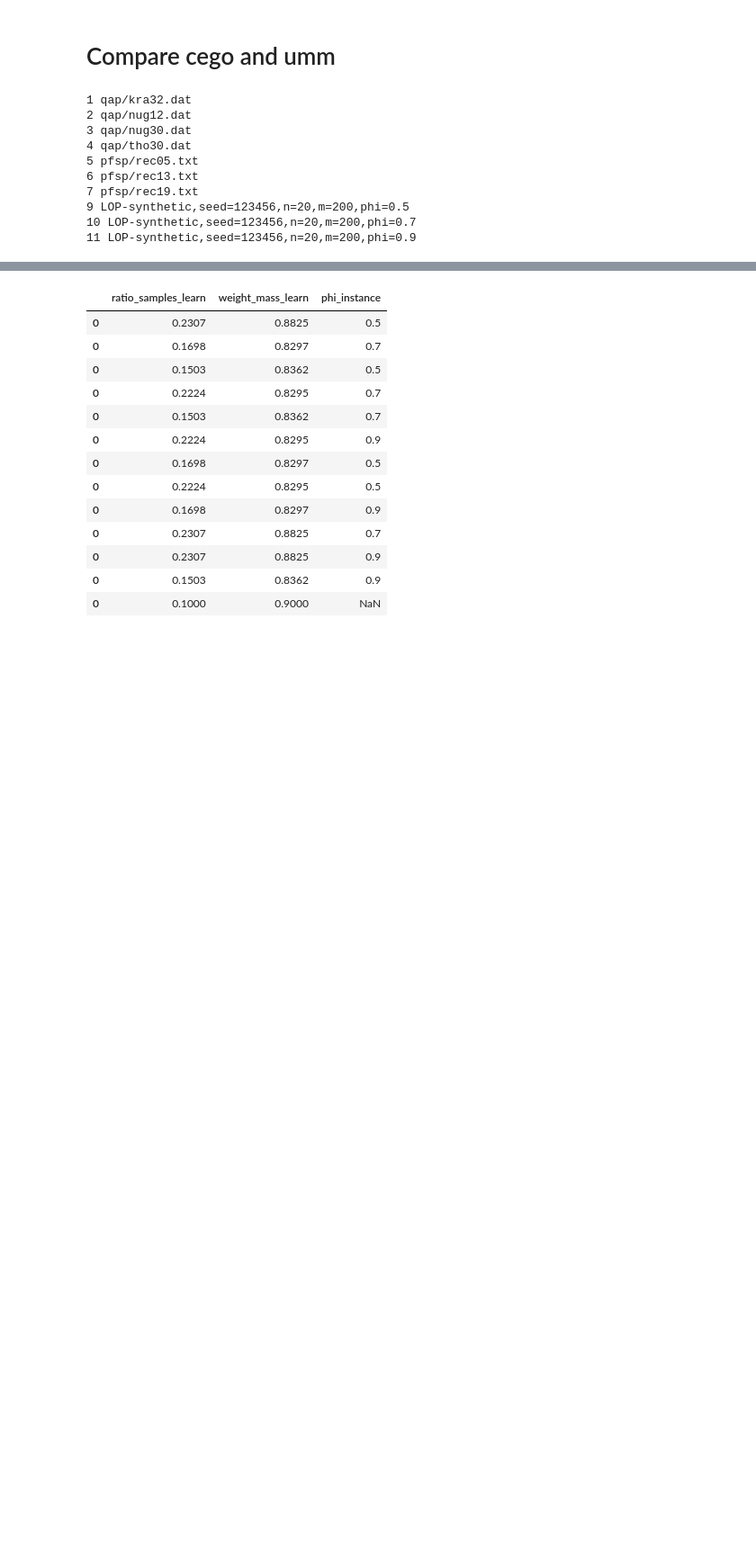
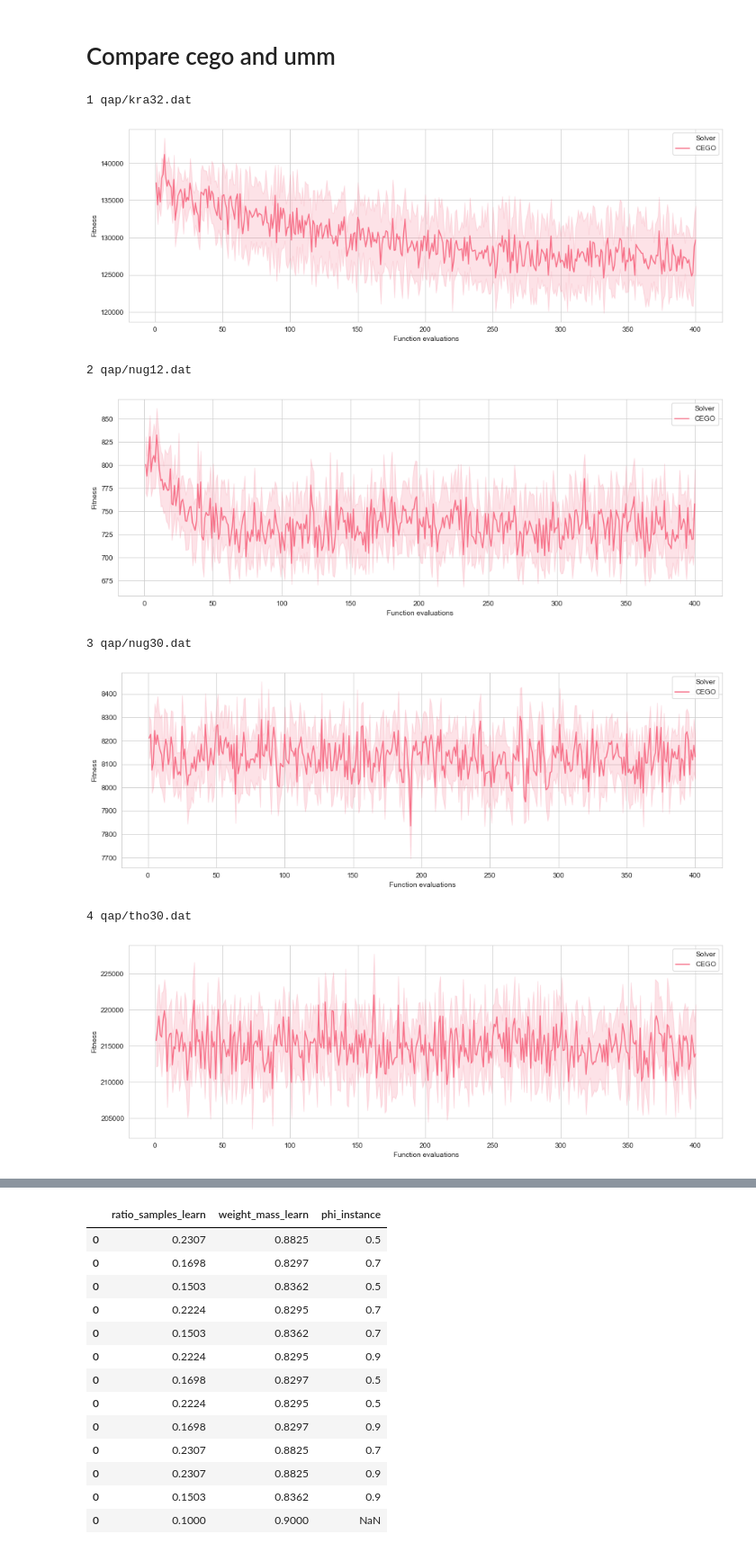
Before and after one commit to ekhiru/BB_optim, a Jupyter notebook: BB opt 2.ipynb, the cells around one changed output, grey strips where cells are left out. Shown at 90% size. Drawn from its saved outputs; the diff is of its cells as text; code cells hidden in the pictures; blank space fills up the shorter version.

```diff
--- a/BB opt 2.ipynb
+++ b/BB opt 2.ipynb
@@ -241,18 +220,27 @@ Name: filename, dtype: object
 # %%
 # which instances are solved with CEGO??
 import os
 for i in range(1,12):
   if i != 8:
-    df = pd.concat([pd.read_pickle('results/'+filename) for filename in os.listdir('results') if 'pkl'in filename and 'cego-'+str(i)+'-' in filename])
+    df = pd.concat([pd.read_pickle('results/'+filename) for filename in os.listdir('results')
+                    if 'pkl'in filename and 'cego-'+str(i)+'-' in filename])
     print(i, df.instance.iloc[0])
+    if i < 8 :
+      sns.set_style("whitegrid")
+      color_variable = 'Solver'
+      y_variables = ['Fitness']#,'Distance','phi_sample'
+      palette = sns.color_palette("husl", len(df[color_variable].drop_duplicates()))
+      for y_variable in y_variables:
+          plt.figure(figsize=(15,5))
+          g = sns.lineplot(x='Function evaluations',y=y_variable,hue='Solver',data=df, palette=palette)
+          plt.savefig('img/fitness_real_'+df.instance.iloc[0].replace('/','_').replace('.','_')+'.jpg')
+          plt.show()
 # %% [output]
 1 qap/kra32.dat
-2 qap/nug12.dat
-3 qap/nug30.dat
-4 qap/tho30.dat
-5 pfsp/rec05.txt
-6 pfsp/rec13.txt
-7 pfsp/rec19.txt
-9 LOP-synthetic,seed=123456,n=20,m=200,phi=0.5
-10 LOP-synthetic,seed=123456,n=20,m=200,phi=0.7
-11 LOP-synthetic,seed=123456,n=20,m=200,phi=0.9
+[figure, added]
+2 qap/nug12.dat
+[figure, added]
+3 qap/nug30.dat
+[figure, added]
+4 qap/tho30.dat
+[figure, added]
```
Also changed, not shown: parts of 7 cells of this notebook, 4 other files.
